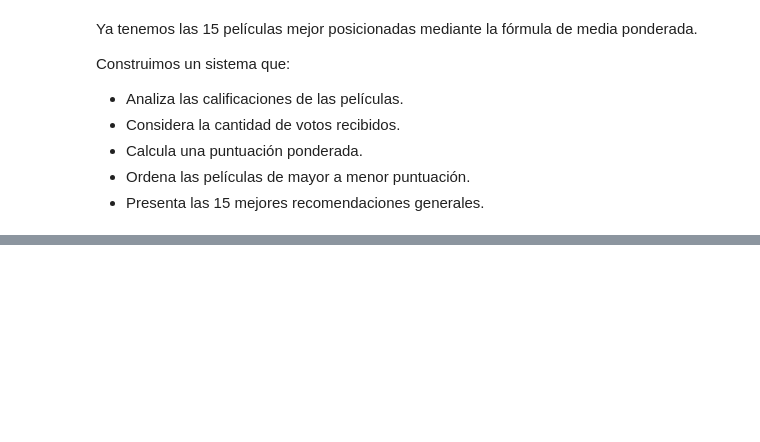
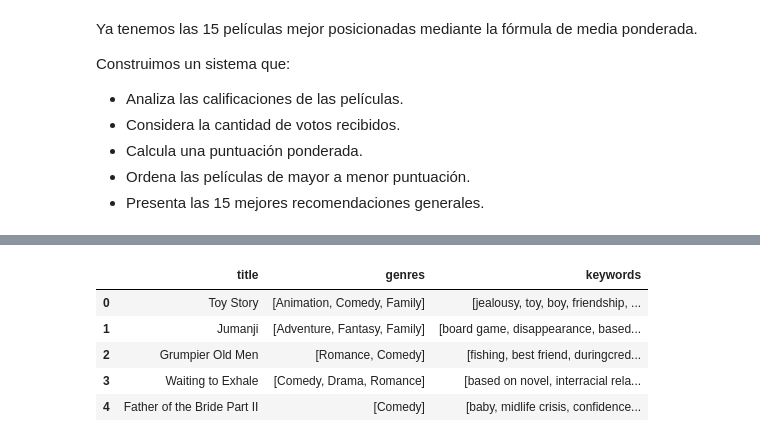
Before and after one commit to carlos2509029-ship-it/Unidad-VI-Sistemas-Recomendadores, a Jupyter notebook: recomendadores_simples.ipynb, the cells around one changed output, grey strips where cells are left out. Saved outputs shown, nothing was run; the diff lists cells and outputs as text; code cells hidden in the pictures; blank space fills up the shorter version.

```diff
--- a/recomendadores_simples.ipynb
+++ b/recomendadores_simples.ipynb
@@ -129,0 +341,15 @@ Construimos un sistema que:
+# %%
+# Extraer nombres de géneros y palabras clave
+
+df['genres'] = df['genres'].apply(get_list)
+
+df['keywords'] = df['keywords'].apply(get_list)
+
+df[['title', 'genres', 'keywords']].head(5)
+# %% [output]
+|  | title | genres | keywords |
+| 0 | Toy Story | [Animation, Comedy, Family] | [jealousy, toy, boy, friendship, ... |
+| 1 | Jumanji | [Adventure, Fantasy, Family] | [board game, disappearance, based... |
+| 2 | Grumpier Old Men | [Romance, Comedy] | [fishing, best friend, duringcred... |
+| 3 | Waiting to Exhale | [Comedy, Drama, Romance] | [based on novel, interracial rela... |
+| 4 | Father of the Bride Part II | [Comedy] | [baby, midlife crisis, confidence... |
```
Also changed, not shown: parts of 37 cells of this notebook, 3 other files.
